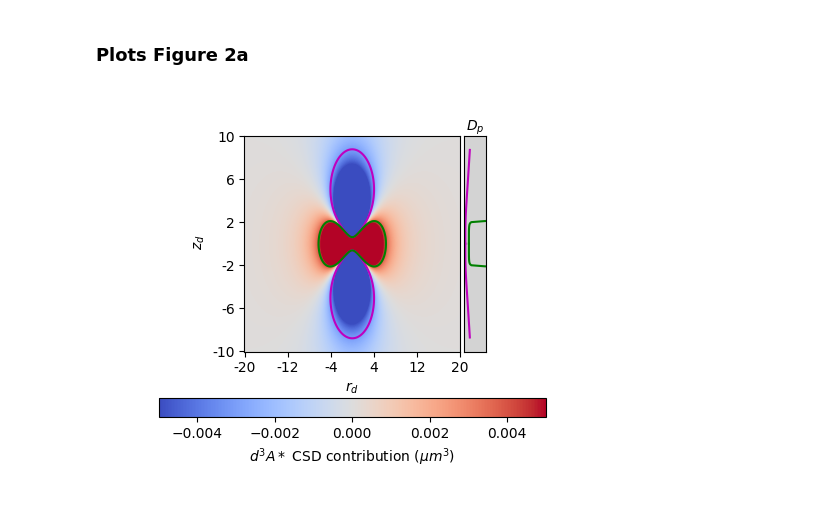
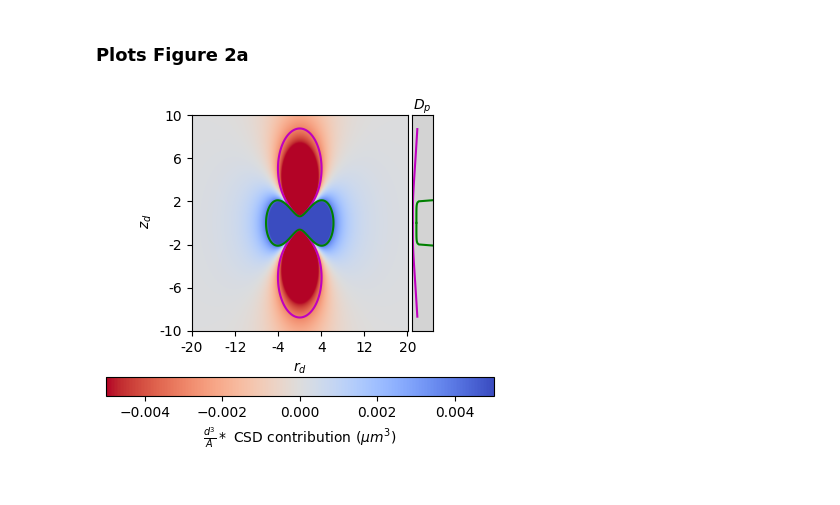
Before and after one commit to joseph-tharayil/csd_paper, a Jupyter notebook: derivativeHistograms.ipynb, the cells around one changed output. Drawn from its saved outputs; the diff is of its cells as text; code cells hidden in the pictures.

Commit message:
Updates figures for paper

```diff
--- a/derivativeHistograms.ipynb
+++ b/derivativeHistograms.ipynb
@@ -378,7 +382,7 @@ fig = plt.figure(figsize=(5,4))
 ax = fig.add_subplot(111)
 from matplotlib import colors
 
-im = plt.imshow(c,norm=colors.TwoSlopeNorm(vcenter=0,vmin=-5e-3,vmax=5e-3),cmap='coolwarm',origin='lower')
+im = plt.imshow(c,norm=colors.TwoSlopeNorm(vcenter=0,vmin=-5e-3,vmax=5e-3),cmap='coolwarm_r',origin='lower')
 
 desired_yticklabels = np.arange(-10,11,4)
 ymin, ymax = -10, 10
@@ -391,33 +395,33 @@ ax.set_yticklabels(desired_yticklabels)
 desired_xticklabels = np.arange(-20,21,8)
 xmin, xmax = -20, 20
 array_width = 1000
 xticks = ((desired_xticklabels + 20) / 40) * 999
 
 ax.set_xticks(xticks)
 ax.set_xticklabels(desired_xticklabels)
 
 plt.contour(c,[-3e-3,4e-3],colors=['m','green'])
 
 
-plt.colorbar(im,label=r'$d^3A * $ CSD contribution ($\mu m^3$)',orientation='horizontal')
+plt.colorbar(im,label=r'$\frac{d^3}{A} * $ CSD contribution ($\mu m^3$)',orientation='horizontal')
 ax.set_ylabel(' $z_d$')
 ax.set_xlabel('$r_d$')
 
 z_vals = np.linspace(-10, 10, 1000)
 f_vals = np.exp(-z_vals**2 / 10)  # Example function
 ax_func = ax.inset_axes([1.02, 0, 0.1, 1], sharey=ax)  # [x0, y0, width, height]
 
 ax_func.plot(densityPos, zdResult[:len(densityPos)]*50+500, color='green')
 ax_func.plot(np.flip(densityPos), np.flip(zdResult[:len(densityPos)]*-50)+500, color='green')
 ax_func.plot(densityNeg, zdResult[:len(densityNeg)]*50+500, color='m')
 ax_func.plot(np.flip(densityNeg), np.flip(zdResult[:len(densityNeg)]*-50)+500, color='m')
 # ax_func.set_xlim(0, np.max(f_vals))
 ax_func.yaxis.set_visible(False)
 ax_func.xaxis.tick_top()
 ax_func.set_xticks([])
 ax_func.set_facecolor('lightgray')
 ax_func.set_xlabel('$D_p$')
 ax_func.xaxis.set_label_position('top')
-plt.savefig('figures/Cp.png')
+plt.savefig('Cp.png')
 # %% [output]
-[figure, old version]
+[figure, new version]
```
Also changed, not shown: parts of 2 cells of this notebook, 2 other files.
